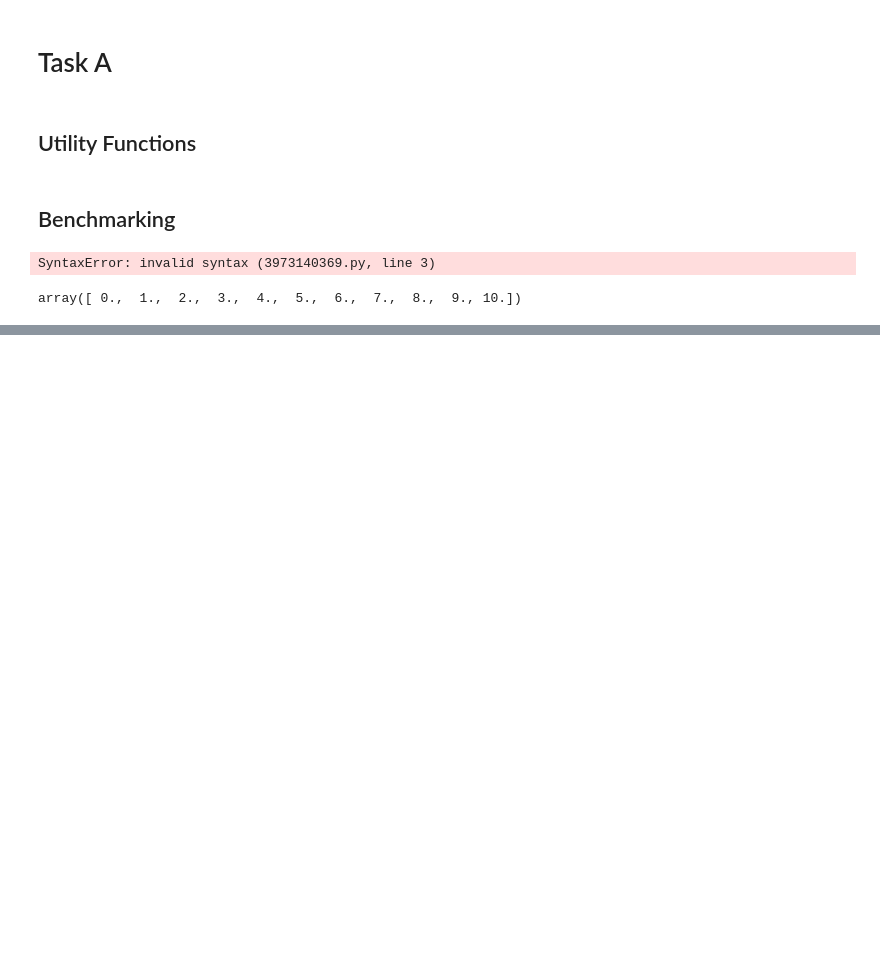
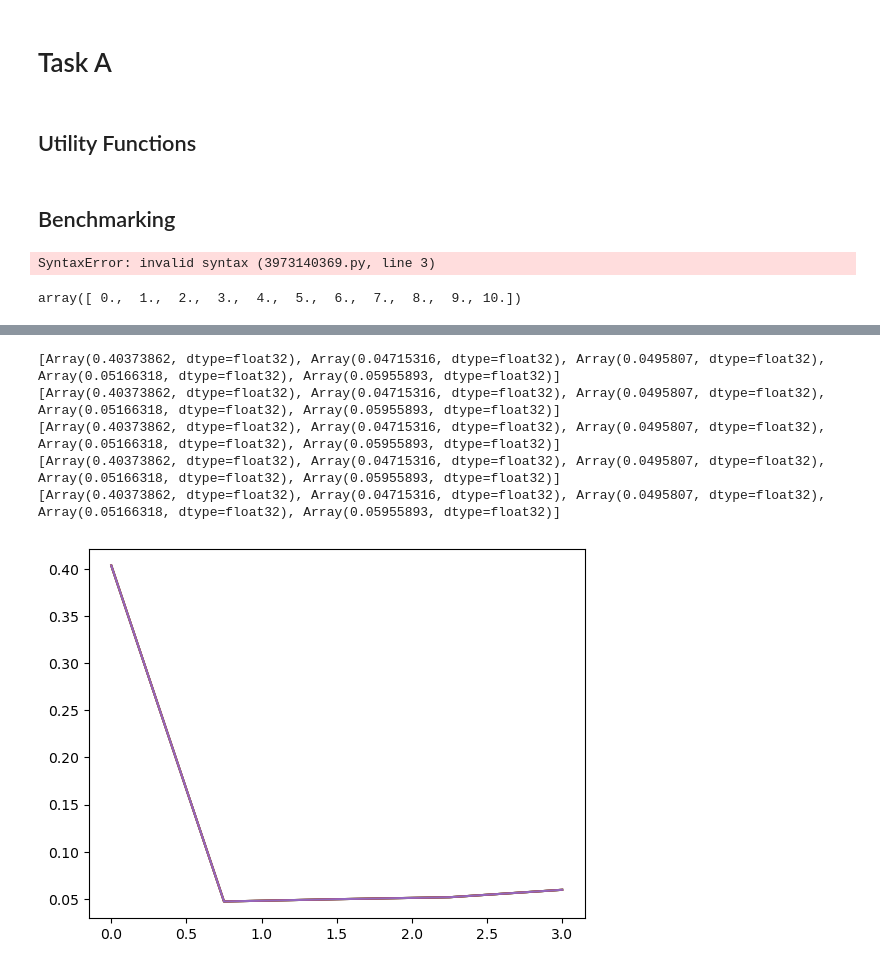
Before and after one commit to Jan5113/QHack25, a Jupyter notebook: denoising.ipynb, the cells around one changed output, grey strips where cells are left out. Cells and saved outputs as stored; diff of their text form; code cells hidden in the pictures; blank space fills up the shorter version.

```diff
--- a/denoising.ipynb
+++ b/denoising.ipynb
@@ -110,0 +142,21 @@ array([ 0.,  1.,  2.,  3.,  4.,  5.,  6.,  7.,  8.,  9., 10.])
+# %%
+reference_dm = dq.todm(test_fock)
+x, y, reference_wigner = dq.wigner(test_fock)
+
+#add noise to the wigner function
+v_alpha = np.linspace(0, 3, 5)
+v_b = np.linspace(0, 0.5, 5)
+#noisy_wigner_stack = np.array([add_affine_gaussian_noise(reference_wigner, alpha, b, 0) for alpha in v_alpha for b in v_b])
+#reconstruct from noisy data
+#noisy_rho_stack = wigner_from_data(noisy_wigner_stack, x, y, 5)
+#noisy_fidelity = dq.fidelity(reference_dm, noisy_rho_stack)
+#plt.plot(v_alpha, noisy_fidelity[:, 0])
+
+noisy_wigner_stack = []
+for alpha in v_alpha:
+    b_noisy = []
+    for b in v_b:
+        temp_noisy_wigner = add_affine_gaussian_noise(reference_wigner, alpha, b, 0)
+        b_noisy.append(temp_noisy_wigner)
+    noisy_wigner_stack.append(b_noisy)
+noisy_wigner_stack = np.array(noisy_wigner_stack)
@@ -110,0 +165,10 @@ array([ 0.,  1.,  2.,  3.,  4.,  5.,  6.,  7.,  8.,  9., 10.])
+# %%
+noisy_rho_stack = []
+for i in range(len(noisy_wigner_stack)):
+    b_rhos = []
+    for j in range(len(noisy_wigner_stack[i])):
+        temp_noisy_rho = wigner_from_data(noisy_wigner_stack[i,j], x, y, 5)
+        b_rhos.append(temp_noisy_rho)
+    noisy_rho_stack.append(b_rhos)
+
+noisy_rho_stack
@@ -110,0 +210,20 @@ array([ 0.,  1.,  2.,  3.,  4.,  5.,  6.,  7.,  8.,  9., 10.])
+# %%
+fidelities = []
+for i in range(len(noisy_rho_stack)):
+    b_fidelities = []
+    for j in range(len(noisy_rho_stack[i])):
+        temp_fidelity = dq.fidelity(reference_dm, noisy_rho_stack[i][j])
+        b_fidelities.append(temp_fidelity)
+    fidelities.append(b_fidelities)
+# %%
+for alpha in fidelities:
+    print(alpha)
+    plt.plot(v_alpha, alpha)
+plt.show()
+# %% [output]
+[Array(0.40373862, dtype=float32), Array(0.04715316, dtype=float32), Array(0.0495807, dtype=float32), Array(0.05166318, dtype=float32), Array(0.05955893, dtype=float32)]
+[Array(0.40373862, dtype=float32), Array(0.04715316, dtype=float32), Array(0.0495807, dtype=float32), Array(0.05166318, dtype=float32), Array(0.05955893, dtype=float32)]
+[Array(0.40373862, dtype=float32), Array(0.04715316, dtype=float32), Array(0.0495807, dtype=float32), Array(0.05166318, dtype=float32), Array(0.05955893, dtype=float32)]
+[Array(0.40373862, dtype=float32), Array(0.04715316, dtype=float32), Array(0.0495807, dtype=float32), Array(0.05166318, dtype=float32), Array(0.05955893, dtype=float32)]
+[Array(0.40373862, dtype=float32), Array(0.04715316, dtype=float32), Array(0.0495807, dtype=float32), Array(0.05166318, dtype=float32), Array(0.05955893, dtype=float32)]
+[figure, added]
```
Also changed, not shown: parts of 8 cells of this notebook.
